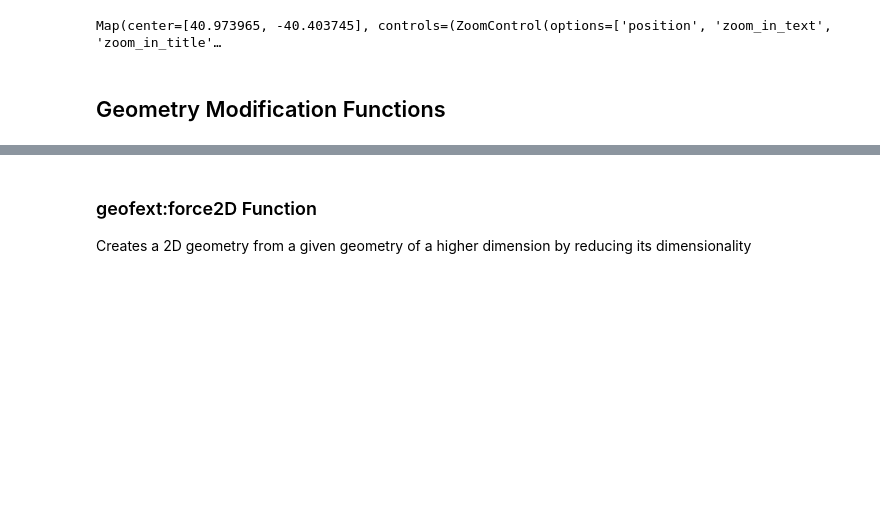
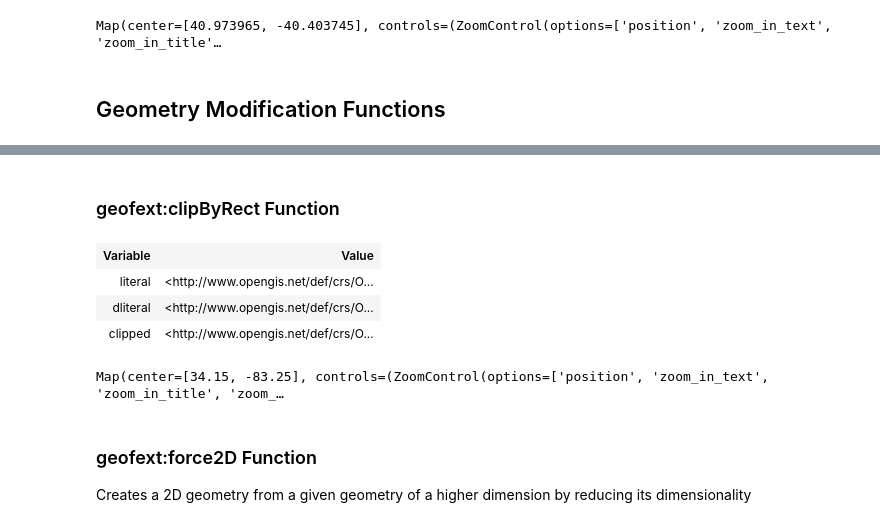
Before and after one commit to situx/rdflib-geosparql, a Jupyter notebook: GeoSPARQLExt.ipynb, the cells around one changed output, grey strips where cells are left out. Drawn from its saved outputs; the diff is of its cells as text; code cells hidden in the pictures; blank space fills up the shorter version.

```diff
--- a/GeoSPARQLExt.ipynb
+++ b/GeoSPARQLExt.ipynb
@@ -1274,3 +1344,24 @@ Map(center=[40.973965, -40.403745], controls=(ZoomControl(options=['position', '
+# %% [markdown]
+### geofext:clipByRect Function
+# %%
+processQueryResults(g.query("""
+PREFIX my: <http://example.org/ApplicationSchema#>
+PREFIX geo: <"""+str(GEO)+""">
+PREFIX geof: <"""+str(GEOFEXT)+""">
+PREFIX xsd: <http://www.w3.org/2001/XMLSchema#>
+SELECT ?literal ?dliteral ?clipped
+WHERE {
+  my:AExactGeom geo:asWKT ?literal .
+  my:DExactGeom geo:asWKT ?dliteral .
+  BIND(geof:clipByRect(?literal,?dliteral) AS ?clipped)
+}
+"""),["literal","dliteral","clipped"],None)
+# %% [output]
+| Variable | Value |
+| literal | <http://www.opengis.net/def/crs/O... |
+| dliteral | <http://www.opengis.net/def/crs/O... |
+| clipped | <http://www.opengis.net/def/crs/O... |
+Map(center=[34.15, -83.25], controls=(ZoomControl(options=['position', 'zoom_in_text', 'zoom_in_title', 'zoom_…
 # %% [markdown]
 ### geofext:force2D Function
 
```
Also changed, not shown: parts of 12 cells of this notebook, 3 other files.
